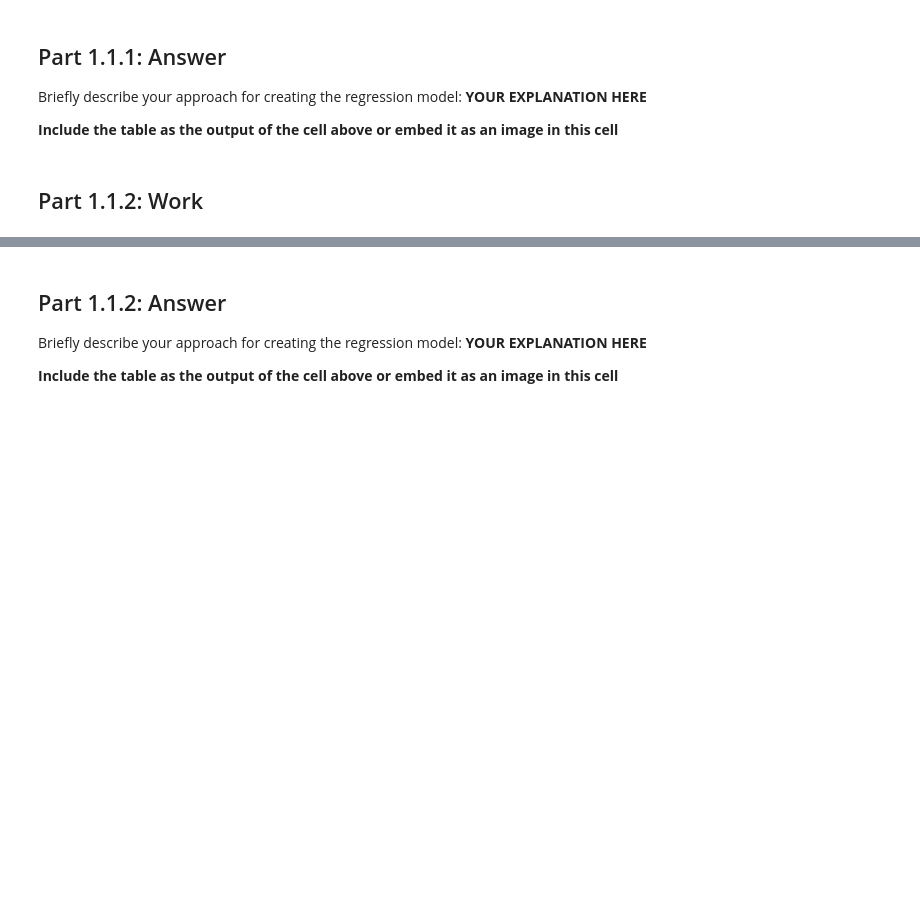
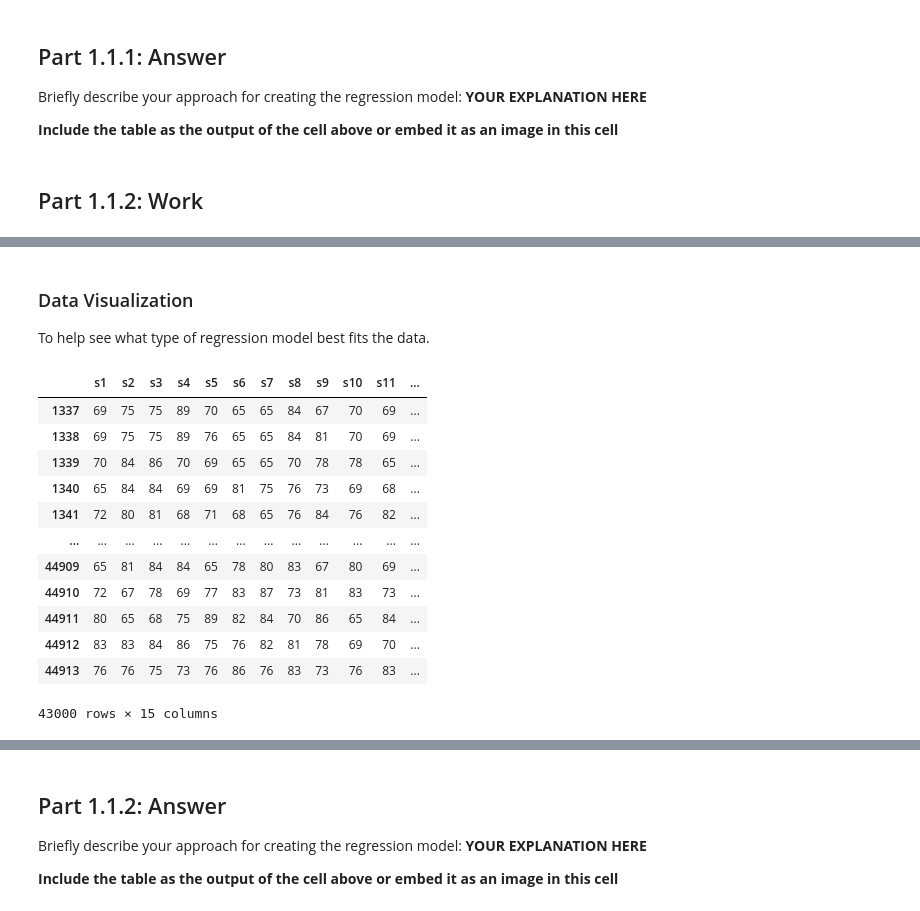
Before and after one commit to ryanquinnnelson/CMU-02718-HW5, a Jupyter notebook: 02_518_02_718_HW_5_ryann.ipynb, the cells around one changed output, grey strips where cells are left out. Saved outputs shown, nothing was run; the diff lists cells and outputs as text; code cells hidden in the pictures; blank space fills up the shorter version.

```diff
--- a/02_518_02_718_HW_5_ryann.ipynb
+++ b/02_518_02_718_HW_5_ryann.ipynb
@@ -341,0 +363,12 @@ MHC2_df = pd.read_csv(PATH_TO_MHC2_DATA)
+# %%
+# read in data
+PATH_TO_MHC2_DATA = 'data/MHCII_Binding_Data.csv'
+MHC2_df = pd.read_csv(PATH_TO_MHC2_DATA)
+
+# rename allele column to match MHC1 data
+MHC2_renamed_df = MHC2_df.rename(columns={"mhc": "HLA Allele"})
+MHC2_renamed_df
+
+# check whether there are other alleles present we don't care about
+alleles_s = MHC2_renamed_df['HLA Allele'].unique()
+len(alleles_s)
@@ -344,0 +508,19 @@ MHC2_df = pd.read_csv(PATH_TO_MHC2_DATA)
+# %% [markdown]
+### Data Visualization
+To help see what type of regression model best fits the data.
+# %%
+X,y = split_feature_and_target(MHC2_filtered_df)
+# %% [output]
+|  | s1 | s2 | s3 | s4 | s5 | s6 | s7 | s8 | s9 | s10 | s11 | ... |
+| 1337 | 69 | 75 | 75 | 89 | 70 | 65 | 65 | 84 | 67 | 70 | 69 | ... |
+| 1338 | 69 | 75 | 75 | 89 | 76 | 65 | 65 | 84 | 81 | 70 | 69 | ... |
+| 1339 | 70 | 84 | 86 | 70 | 69 | 65 | 65 | 70 | 78 | 78 | 65 | ... |
+| 1340 | 65 | 84 | 84 | 69 | 69 | 81 | 75 | 76 | 73 | 69 | 68 | ... |
+| 1341 | 72 | 80 | 81 | 68 | 71 | 68 | 65 | 76 | 84 | 76 | 82 | ... |
+| ... | ... | ... | ... | ... | ... | ... | ... | ... | ... | ... | ... | ... |
+| 44909 | 65 | 81 | 84 | 84 | 65 | 78 | 80 | 83 | 67 | 80 | 69 | ... |
+| 44910 | 72 | 67 | 78 | 69 | 77 | 83 | 87 | 73 | 81 | 83 | 73 | ... |
+| 44911 | 80 | 65 | 68 | 75 | 89 | 82 | 84 | 70 | 86 | 65 | 84 | ... |
+| 44912 | 83 | 83 | 84 | 86 | 75 | 76 | 82 | 81 | 78 | 69 | 70 | ... |
+| 44913 | 76 | 76 | 75 | 73 | 76 | 86 | 76 | 83 | 73 | 76 | 83 | ... |
+43000 rows × 15 columns
```
Also changed, not shown: parts of 31 cells of this notebook.
